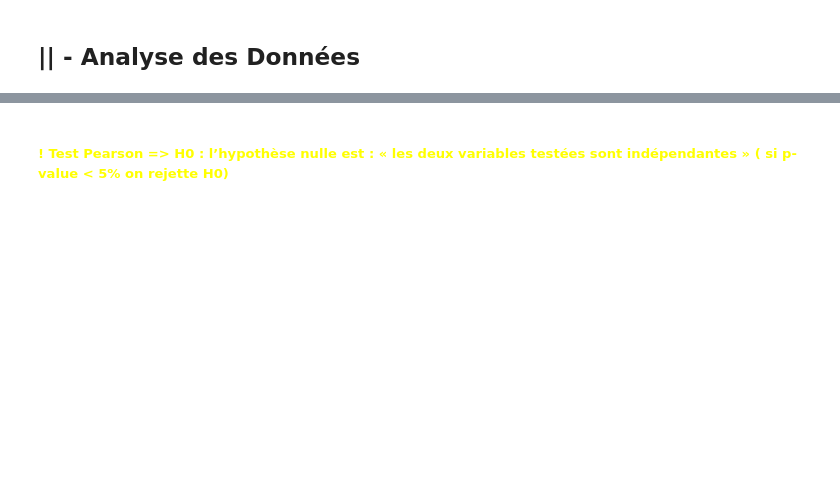
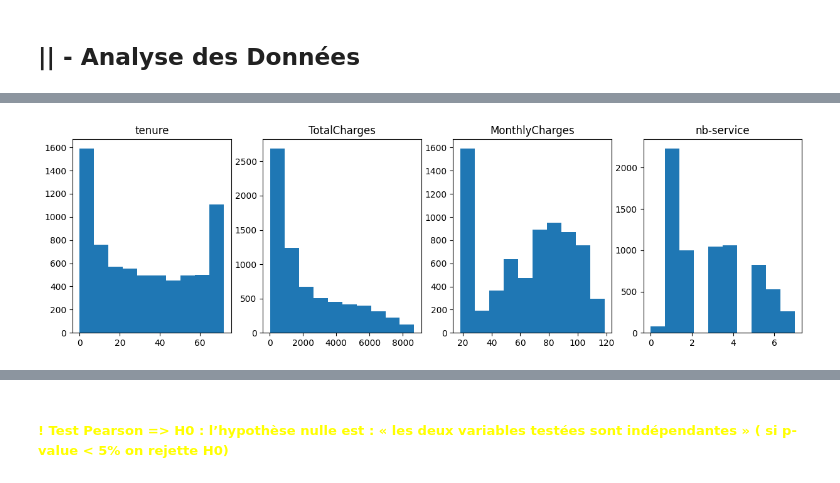
Before and after one commit to Noura-ou/Projet_Churn_Telco, a Jupyter notebook: src/02_analyse.ipynb, the cells around one changed output, grey strips where cells are left out. Drawn from its saved outputs; the diff is of its cells as text; code cells hidden in the pictures; blank space fills up the shorter version.

```diff
--- a/src/02_analyse.ipynb
+++ b/src/02_analyse.ipynb
@@ -34,0 +51,26 @@ df[categorical_variables].describe()
+# %%
+import matplotlib.pyplot as plt
+
+# Créer une figure et des axes pour les histogrammes
+fig, axs = plt.subplots(nrows=1, ncols=4, figsize=(15, 4))
+
+# Tracer l'histogramme pour la tenure
+axs[0].hist(df['tenure'], bins=10)
+axs[0].set_title('tenure')
+
+# Tracer l'histogramme pour TotalCharges
+axs[1].hist(df['TotalCharges'], bins=10)
+axs[1].set_title('TotalCharges')
+
+# Tracer l'histogramme pour MonthlyCharges
+axs[2].hist(df['MonthlyCharges'], bins=10)
+axs[2].set_title('MonthlyCharges')
+
+# Tracer l'histogramme pour nbservices
+axs[3].hist(df['nb-service'], bins=10)
+axs[3].set_title('nb-service')
+
+# Afficher les histogrammes
+plt.show()
+# %% [output]
+[figure, added]
```
Also changed, not shown: parts of 20 cells of this notebook, 5 other files.
